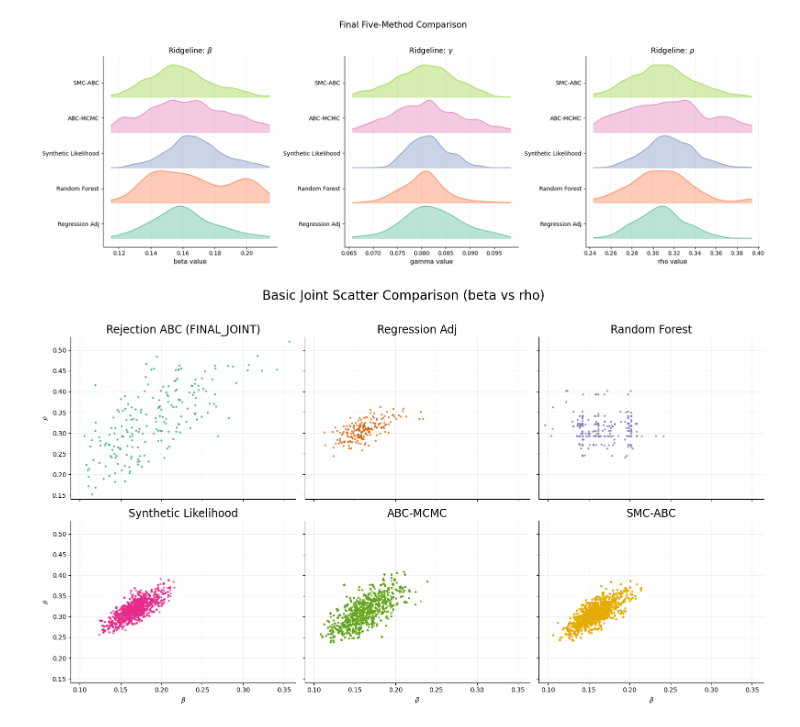
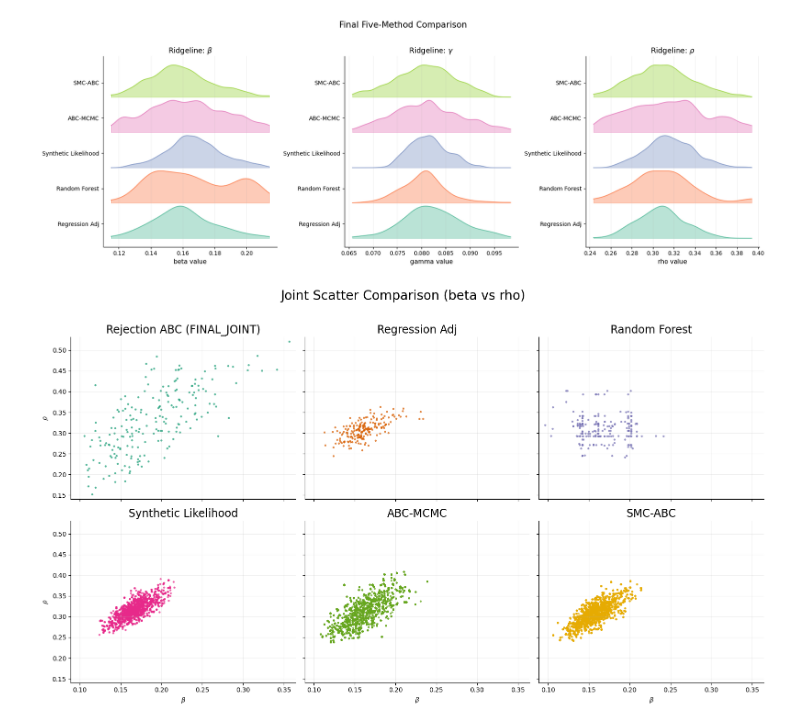
Before and after one commit to zyyy22/ST3247-Project, a Jupyter notebook: 4_adv_methods.ipynb, the cells around one changed output. Drawn from its saved outputs; the diff is of its cells as text; code cells hidden in the pictures.

```diff
--- a/4_adv_methods.ipynb
+++ b/4_adv_methods.ipynb
@@ -1812,32 +1812,32 @@ xlim = (all_beta.min() - x_pad, all_beta.max() + x_pad)
 ylim = (all_rho.min() - y_pad, all_rho.max() + y_pad)
 
 rng_plot = np.random.default_rng(2026)
 
 for k, method in enumerate(joint_order):
     ax = axes[k]
     samp = joint_method_samples[method]
 
     # Subsample for responsiveness
     n_plot = min(len(samp), 3000)
     idx = rng_plot.choice(len(samp), size=n_plot, replace=False)
     x = samp[idx, i_beta]
     y = samp[idx, i_rho]
 
     ax.scatter(x, y, s=10, alpha=0.75, color=palette[k], edgecolors="none")
     ax.set_title(method, fontsize=17)
     ax.set_xlim(xlim)
     ax.set_ylim(ylim)
     ax.grid(alpha=0.2)
 
 for i, ax in enumerate(axes):
     if i // 3 == 1:
         ax.set_xlabel(r"$\beta$")
     if i % 3 == 0:
         ax.set_ylabel(r"$\rho$")
 
 sns.despine()
-plt.suptitle("Basic Joint Scatter Comparison (beta vs rho)", y=1.02, fontsize=20)
+plt.suptitle("Joint Scatter Comparison (beta vs rho)", y=1.02, fontsize=20)
 plt.tight_layout()
 plt.show()
 # %% [output]
-[figure, old version]
+[figure, new version]
```
